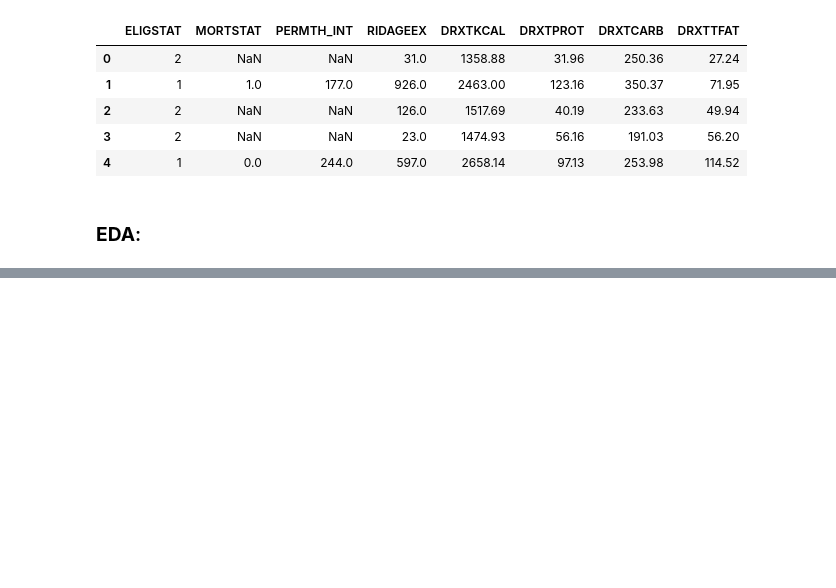
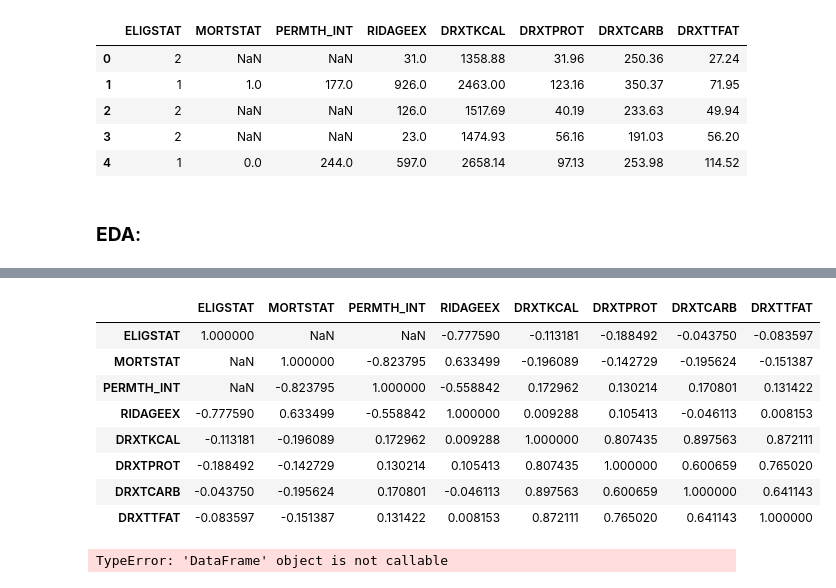
Before and after one commit to lainegoldmacher1/DS3021-project-1, a Jupyter notebook: project_1_bsds_part1.ipynb, the cells around one changed output, grey strips where cells are left out. Saved outputs shown, nothing was run; the diff lists cells and outputs as text; code cells hidden in the pictures; blank space fills up the shorter version.

```diff
--- a/project_1_bsds_part1.ipynb
+++ b/project_1_bsds_part1.ipynb
@@ -242,0 +334,18 @@ X_interesting.head()
+# %%
+var_list = 'ELIGSTAT', 'MORTSTAT', 'PERMTH_INT', 'RIDAGEEX', 'DRXTKCAL','DRXTPROT', 'DRXTCARB', 'DRXTTFAT'
+X_interesting.loc[:, var_list].corr(numeric_only=True)
+# %% [output]
+|  | ELIGSTAT | MORTSTAT | PERMTH_INT | RIDAGEEX | DRXTKCAL | DRXTPROT | DRXTCARB | DRXTTFAT |
+| ELIGSTAT | 1.000000 | NaN | NaN | -0.777590 | -0.113181 | -0.188492 | -0.043750 | -0.083597 |
+| MORTSTAT | NaN | 1.000000 | -0.823795 | 0.633499 | -0.196089 | -0.142729 | -0.195624 | -0.151387 |
+| PERMTH_INT | NaN | -0.823795 | 1.000000 | -0.558842 | 0.172962 | 0.130214 | 0.170801 | 0.131422 |
+| RIDAGEEX | -0.777590 | 0.633499 | -0.558842 | 1.000000 | 0.009288 | 0.105413 | -0.046113 | 0.008153 |
+| DRXTKCAL | -0.113181 | -0.196089 | 0.172962 | 0.009288 | 1.000000 | 0.807435 | 0.897563 | 0.872111 |
+| DRXTPROT | -0.188492 | -0.142729 | 0.130214 | 0.105413 | 0.807435 | 1.000000 | 0.600659 | 0.765020 |
+| DRXTCARB | -0.043750 | -0.195624 | 0.170801 | -0.046113 | 0.897563 | 0.600659 | 1.000000 | 0.641143 |
+| DRXTTFAT | -0.083597 | -0.151387 | 0.131422 | 0.008153 | 0.872111 | 0.765020 | 0.641143 | 1.000000 |
+# %%
+sns.scatterplot(x=X_interesting('DRXTKCAL'), y=X_interesting('DRXTCARB'))
+plt.show()
+# %% [output]
+TypeError: 'DataFrame' object is not callable
```
Also changed, not shown: parts of 11 cells of this notebook.
